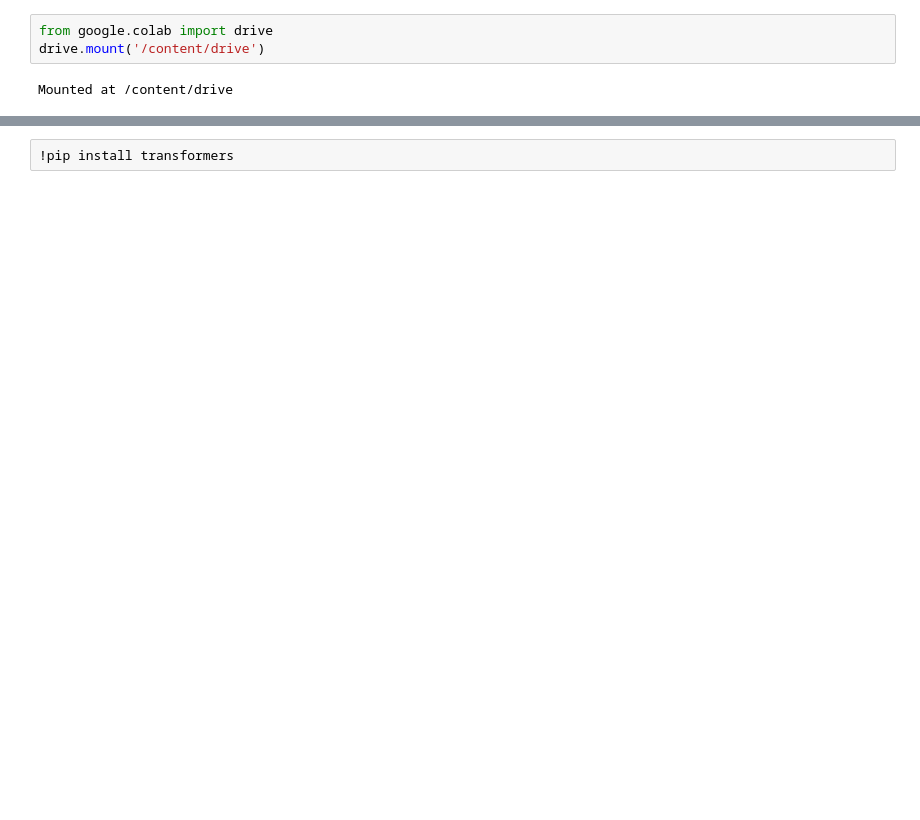
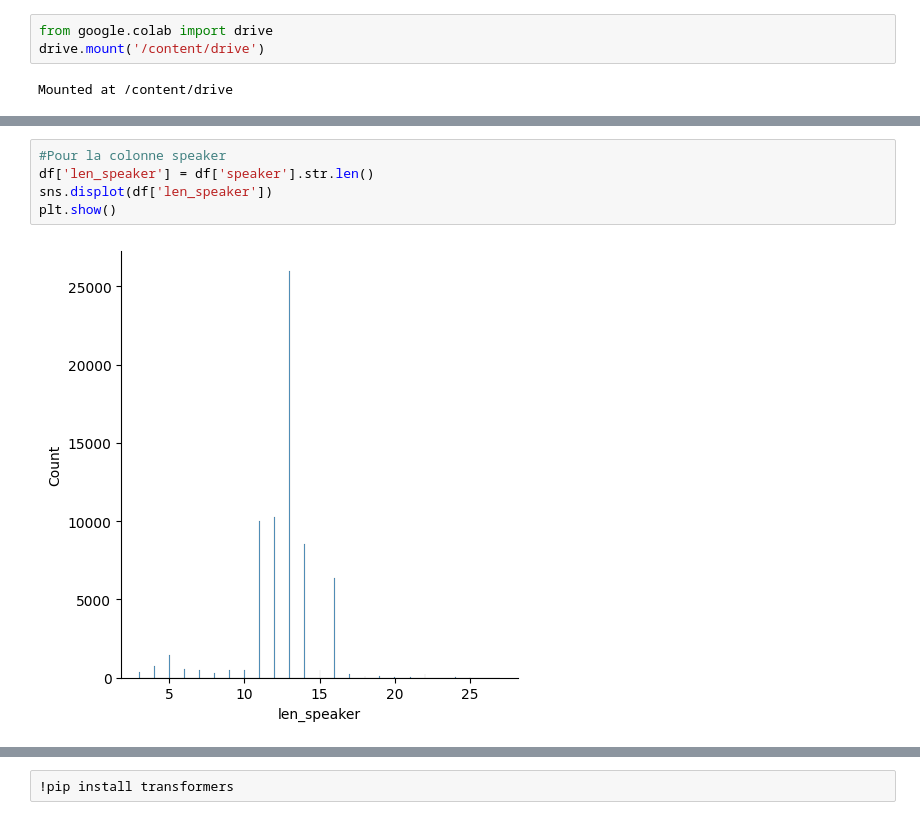
Before and after one commit to najouaelfethi/Chatbot-Friends, a Jupyter notebook: chatbot_transformers.ipynb, the cells around one changed output, grey strips where cells are left out. Cells and saved outputs as stored; diff of their text form; blank space fills up the shorter version.

```diff
--- a/chatbot_transformers.ipynb
+++ b/chatbot_transformers.ipynb
@@ -7,0 +145,7 @@ Mounted at /content/drive
+# %%
+#Pour la colonne speaker
+df['len_speaker'] = df['speaker'].str.len()
+sns.displot(df['len_speaker'])
+plt.show()
+# %% [output]
+[figure, added]
```
Also changed, not shown: parts of 63 cells of this notebook.
